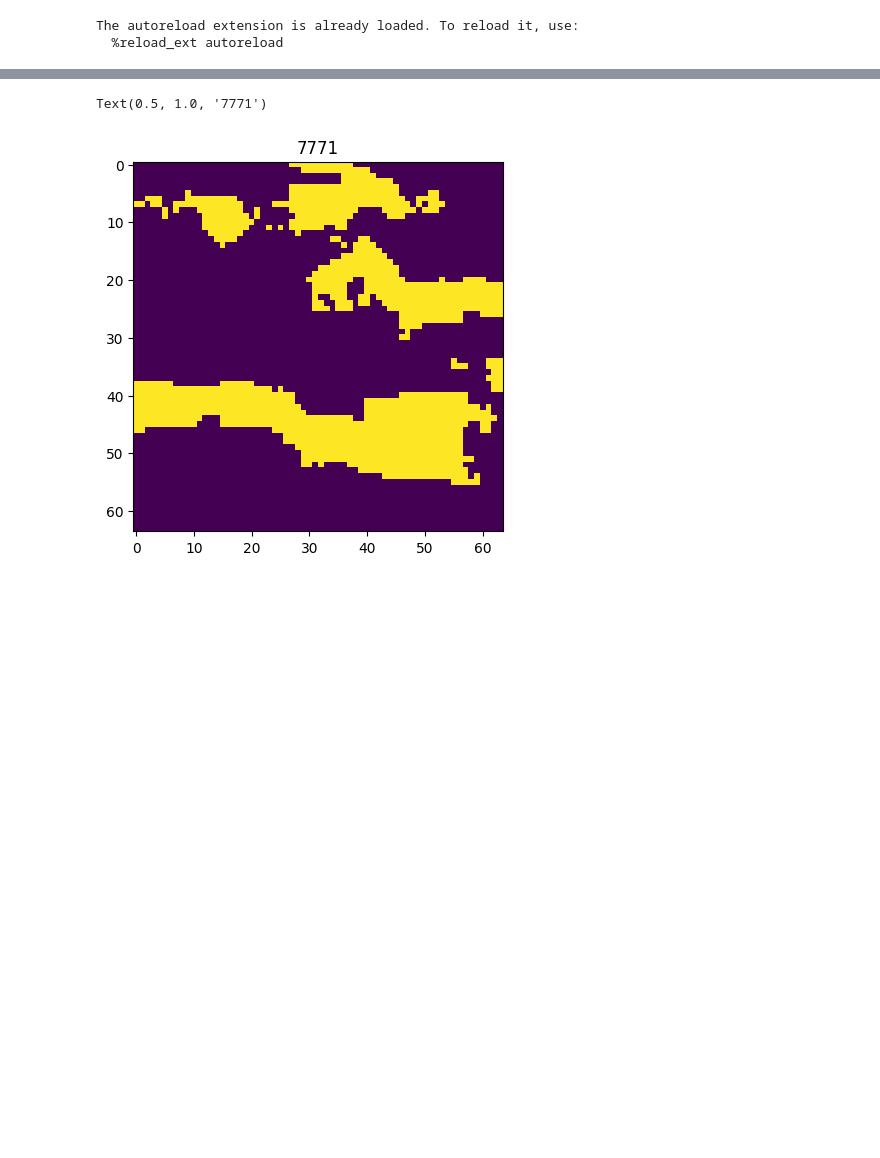
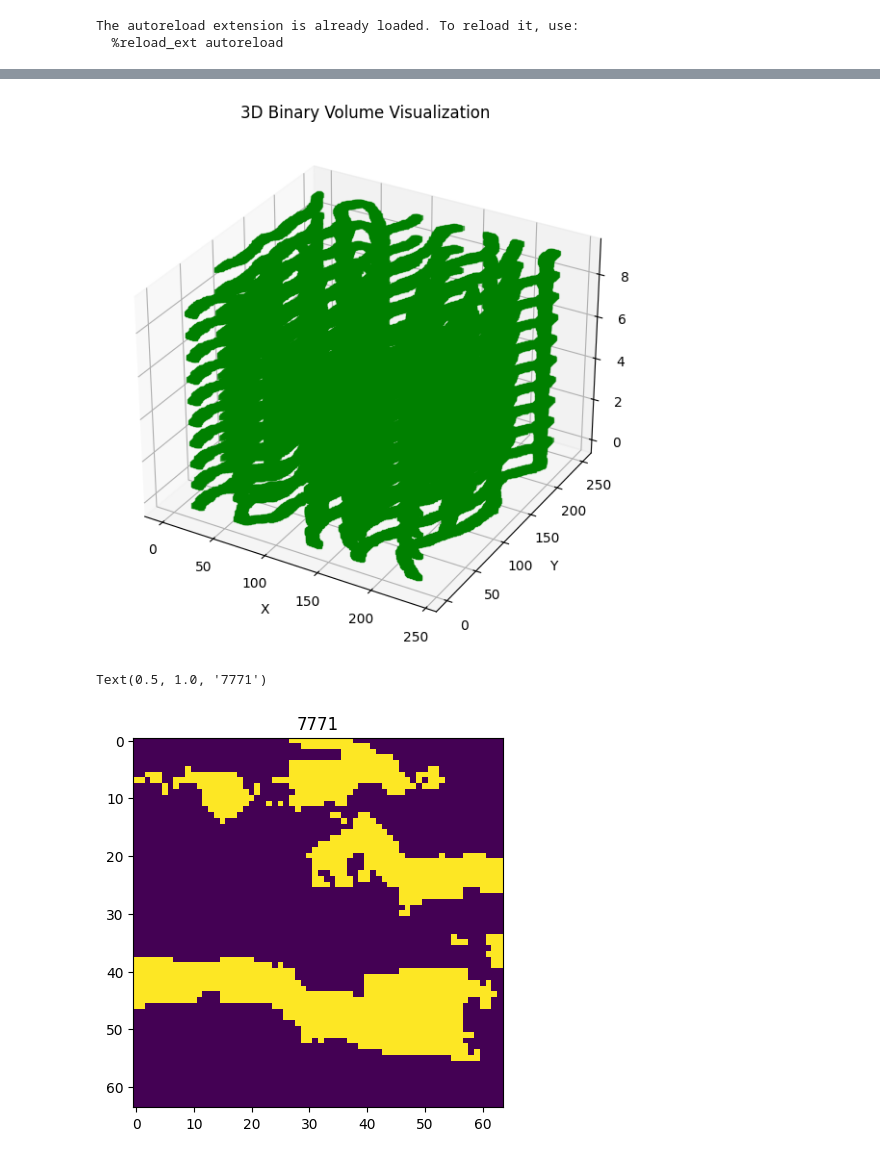
Before and after one commit to dong-hee-kim/funny_mps_v2, a Jupyter notebook: main_multi_lavel_v2.ipynb, the cells around one changed output, grey strips where cells are left out. Cells and saved outputs as stored; diff of their text form; code cells hidden in the pictures; blank space fills up the shorter version.

```diff
--- a/main_multi_lavel_v2.ipynb
+++ b/main_multi_lavel_v2.ipynb
@@ -11,3 +46,20 @@ The autoreload extension is already loaded. To reload it, use:
+# %%
+fig = plt.figure(figsize=(10, 7))
+ax = fig.add_subplot(111, projection='3d')
+
+# 값이 1인 점만 표시
+x, y, z = np.where(TI_3D == 1)
+
+ax.scatter(x, y, z, c='green', marker='s', s=10)
+
+ax.set_xlabel('X')
+ax.set_ylabel('Y')
+ax.set_zlabel('Z')
+plt.title('3D Binary Volume Visualization')
+
+plt.show()
+# %% [output]
+[figure, added]
 # %%
 ##########################################
 ##  original demo for 128x128x1         ##
```
Also changed, not shown: parts of 5 cells of this notebook, 1 other file.
